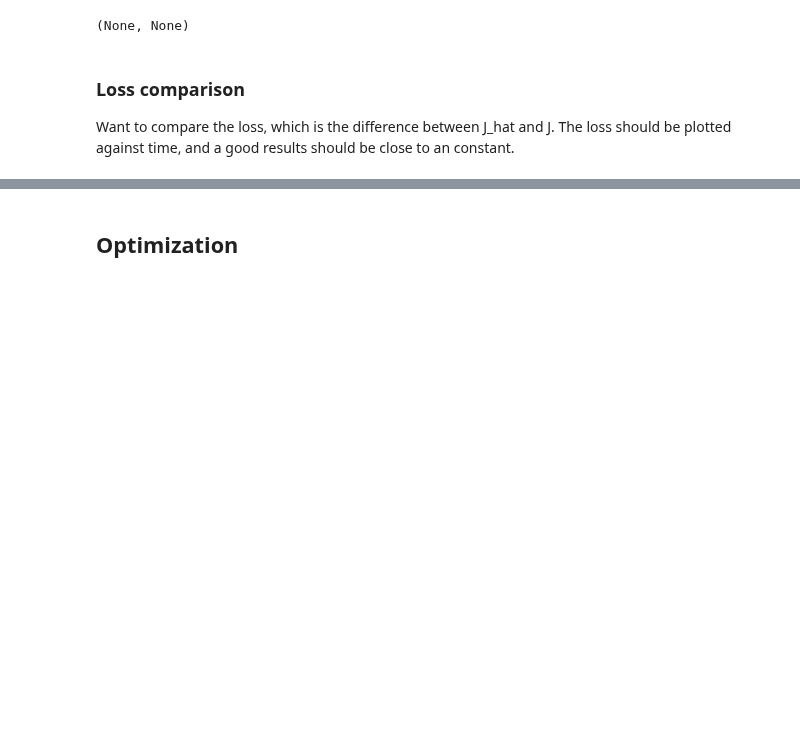
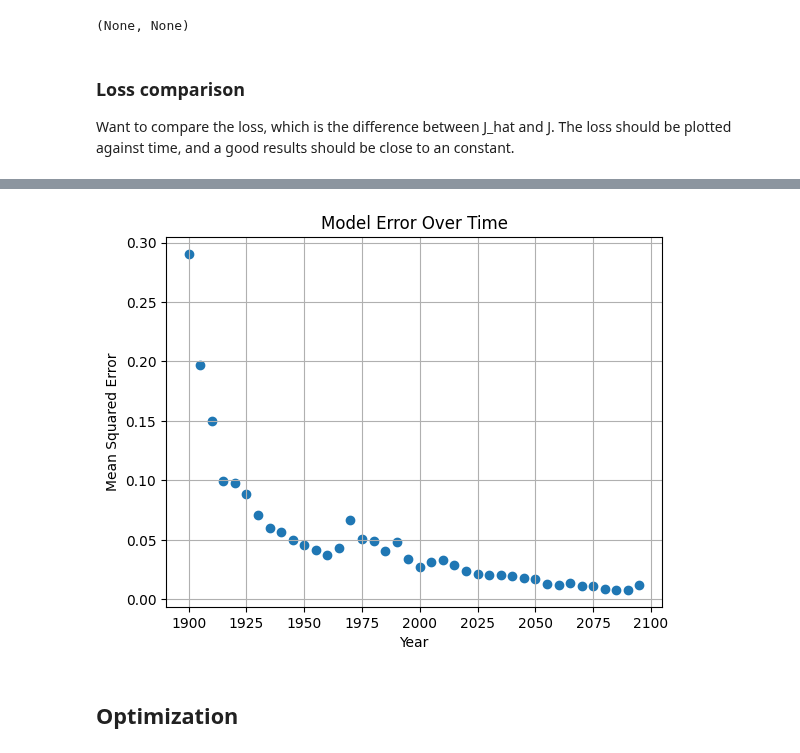
Before and after one commit to emilj610/pyworld3A3, a Jupyter notebook: reinforcementLearning.ipynb, the cells around one changed output, grey strips where cells are left out. Saved outputs shown, nothing was run; the diff lists cells and outputs as text; code cells hidden in the pictures; blank space fills up the shorter version.

```diff
--- a/reinforcementLearning.ipynb
+++ b/reinforcementLearning.ipynb
@@ -237,3 +260,63 @@ NameError: name 'X_normalizer' is not defined
+# %%
+# De-transform the inputs and prepare test set
+X_numpy = np.vstack((
+    X_scaler_pre.inverse_transform(X_pre_1970_test.numpy()),
+    X_scaler_post.inverse_transform(X_post_1970_test.numpy())
+))
+J_numpy = np.vstack((
+    J_pre_1970_test.numpy(),
+    J_post_1970_test.numpy()
+))
+
+# Combine all test sets to analyze over time
+time_index = state_variables.get_loc('time')
+errors = []
+years = []
+
+for year in range(1900, 2100, 5):
+    # Find rows within this year bucket
+    condition = (X_numpy[:, time_index] >= year) & (X_numpy[:, time_index] < year + 5)
+    row_indices = np.where(condition)[0]
+
+    if len(row_indices) == 0:
+        continue
+
+    # Split rows into pre and post 1970
+    pre_mask = X_numpy[row_indices, time_index] < 1970
+    post_mask = ~pre_mask
+
+    error = 0
+    count = 0
+
+    if year < 1970:
+        X_pre_rows = X_scaler_pre.transform(X_numpy[row_indices[pre_mask]])
+        J_true_pre = J_numpy[row_indices[pre_mask]]
+        with torch.no_grad():
+            model_pre_1970.eval()
+            J_pred_pre = model_pre_1970(torch.tensor(X_pre_rows, dtype=torch.float32)).numpy()
+        error += np.sum((J_pred_pre - J_true_pre)**2)
+        count += J_true_pre.shape[0]
+    else:
+        X_post_rows = X_scaler_post.transform(X_numpy[row_indices[post_mask]])
+        J_true_post = J_numpy[row_indices[post_mask]]
+        with torch.no_grad():
+            model_post_1970.eval()
+            J_pred_post = model_post_1970(torch.tensor(X_post_rows, dtype=torch.float32)).numpy()
+        error += np.sum((J_pred_post - J_true_post)**2)
+        count += J_true_post.shape[0]
+
+    errors.append(error / count)
+    years.append(year)
+
+# Plot
+plt.scatter(years, errors)
+plt.xlabel('Year')
+plt.ylabel('Mean Squared Error')
+plt.title('Model Error Over Time')
+plt.grid(True)
+plt.show()
+# %% [output]
+[figure, added]
 # %%
 def nn_func(model_pre, model_post, world, k):
     """
```
Also changed, not shown: parts of 11 cells of this notebook, 3 other files.
